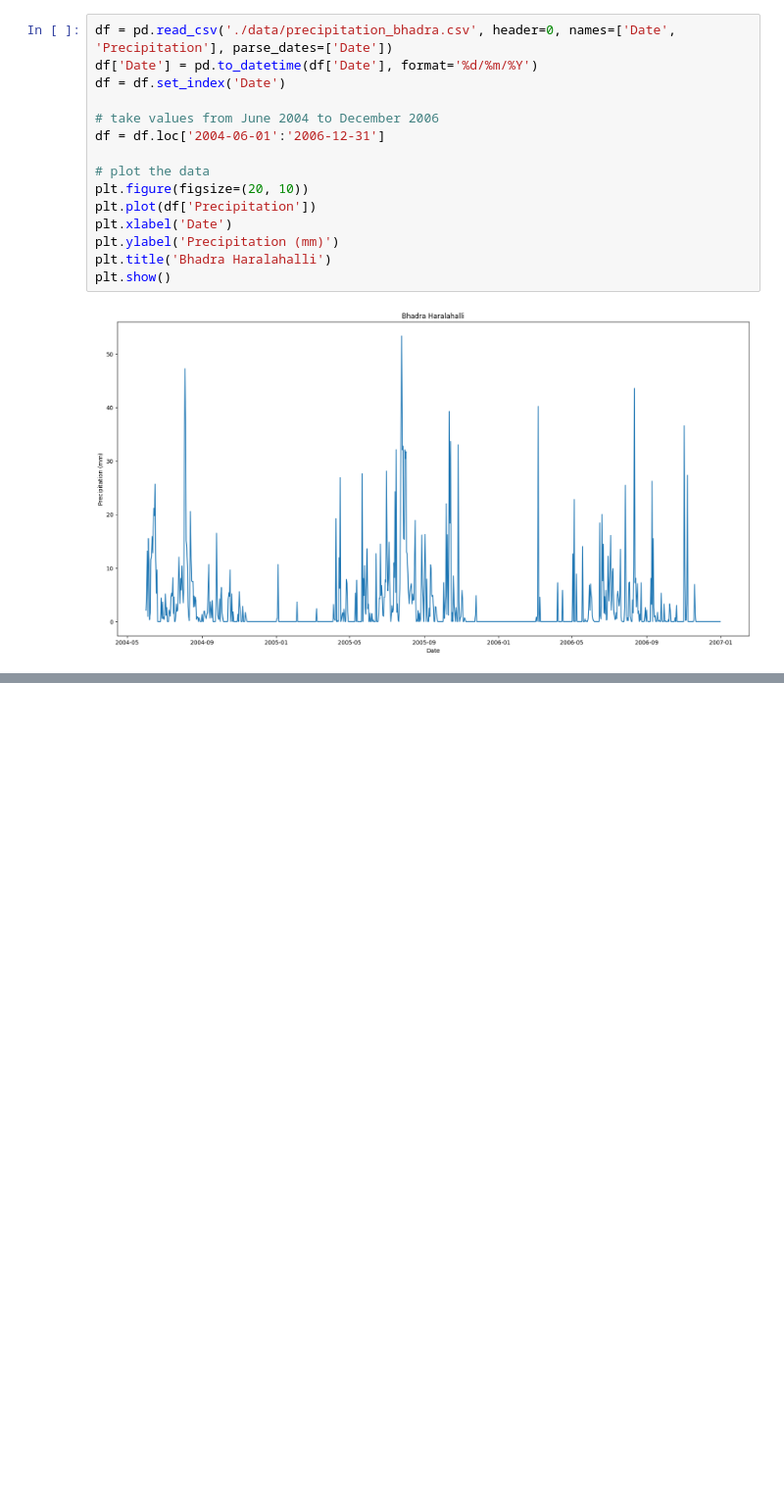
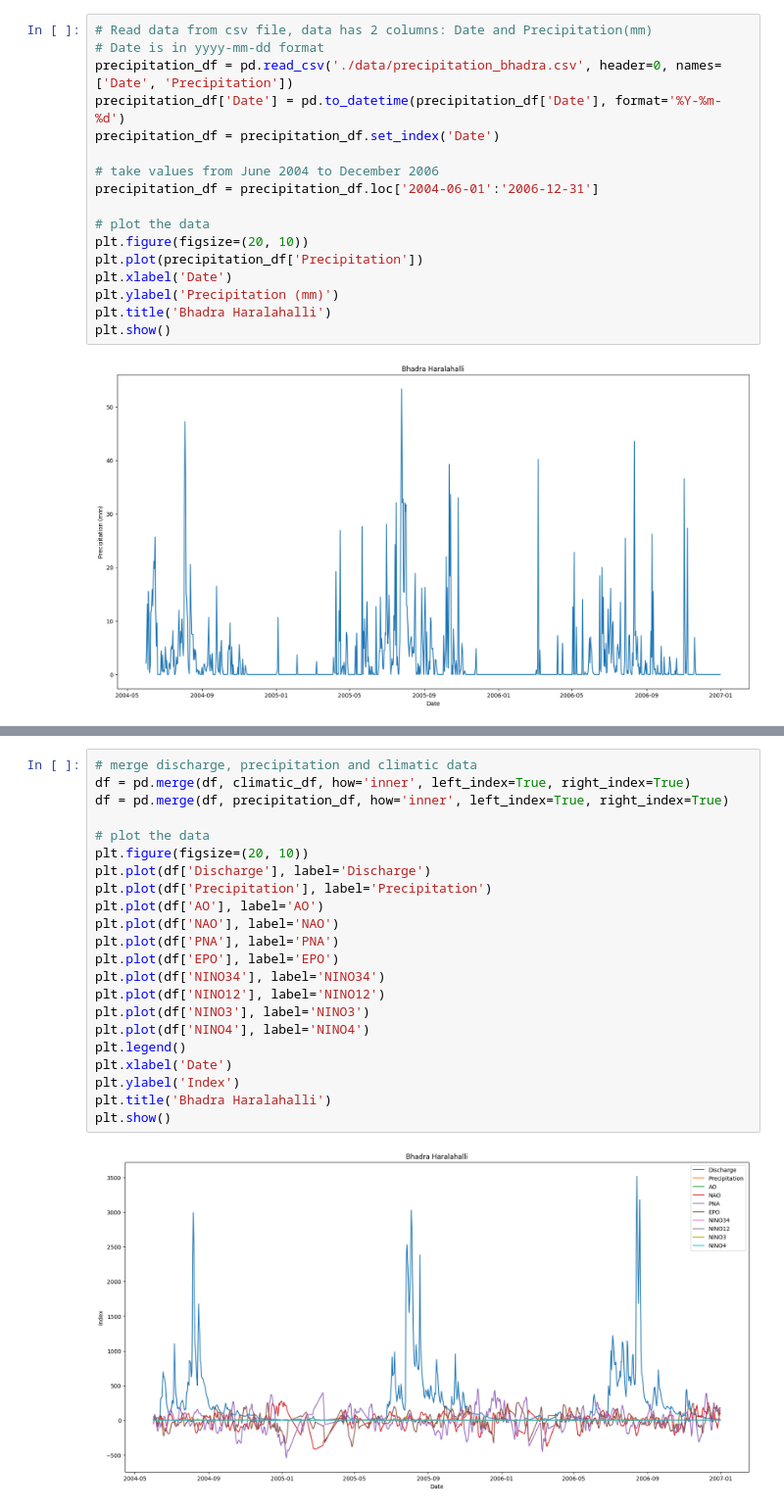
Before and after one commit to KKcuber/BTP-2, a Jupyter notebook: inflow_prediction.ipynb, the cells around one changed output, grey strips where cells are left out. Shown at 98% size. Saved outputs shown, nothing was run; the diff lists cells and outputs as text; blank space fills up the shorter version.

```diff
--- a/inflow_prediction.ipynb
+++ b/inflow_prediction.ipynb
@@ -28,14 +30,16 @@ plt.show()
 # %%
-df = pd.read_csv('./data/precipitation_bhadra.csv', header=0, names=['Date', 'Precipitation'], parse_dates=['Date'])
-df['Date'] = pd.to_datetime(df['Date'], format='%d/%m/%Y')
-df = df.set_index('Date')
+# Read data from csv file, data has 2 columns: Date and Precipitation(mm)
+# Date is in yyyy-mm-dd format
+precipitation_df = pd.read_csv('./data/precipitation_bhadra.csv', header=0, names=['Date', 'Precipitation'])
+precipitation_df['Date'] = pd.to_datetime(precipitation_df['Date'], format='%Y-%m-%d')
+precipitation_df = precipitation_df.set_index('Date')
 
 # take values from June 2004 to December 2006
-df = df.loc['2004-06-01':'2006-12-31']
+precipitation_df = precipitation_df.loc['2004-06-01':'2006-12-31']
 
 # plot the data
 plt.figure(figsize=(20, 10))
-plt.plot(df['Precipitation'])
+plt.plot(precipitation_df['Precipitation'])
 plt.xlabel('Date')
 plt.ylabel('Precipitation (mm)')
 plt.title('Bhadra Haralahalli')
@@ -45,2 +76,26 @@ plt.show()
+# %%
+# merge discharge, precipitation and climatic data
+df = pd.merge(df, climatic_df, how='inner', left_index=True, right_index=True)
+df = pd.merge(df, precipitation_df, how='inner', left_index=True, right_index=True)
+
+# plot the data
+plt.figure(figsize=(20, 10))
+plt.plot(df['Discharge'], label='Discharge')
+plt.plot(df['Precipitation'], label='Precipitation')
+plt.plot(df['AO'], label='AO')
+plt.plot(df['NAO'], label='NAO')
+plt.plot(df['PNA'], label='PNA')
+plt.plot(df['EPO'], label='EPO')
+plt.plot(df['NINO34'], label='NINO34')
+plt.plot(df['NINO12'], label='NINO12')
+plt.plot(df['NINO3'], label='NINO3')
+plt.plot(df['NINO4'], label='NINO4')
+plt.legend()
+plt.xlabel('Date')
+plt.ylabel('Index')
+plt.title('Bhadra Haralahalli')
+plt.show()
+# %% [output]
+[figure, added]
 # %%
 # Code for extracting important features
```
Also changed, not shown: parts of 3 cells of this notebook, 5 other files.
